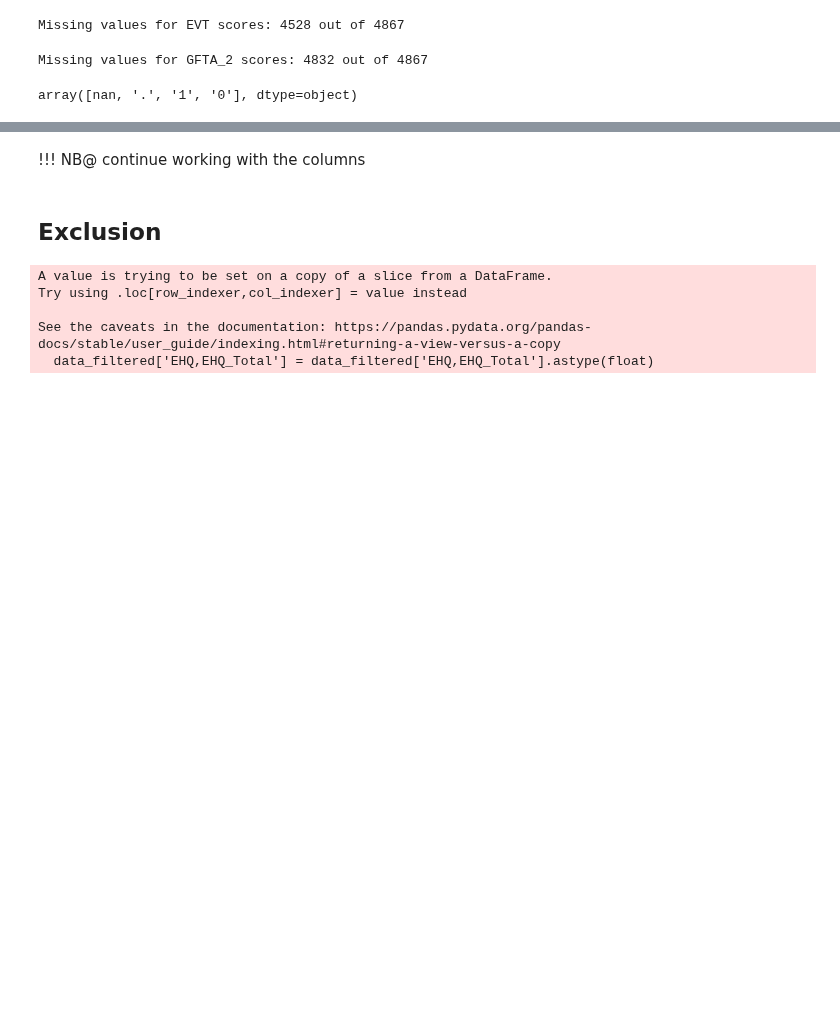
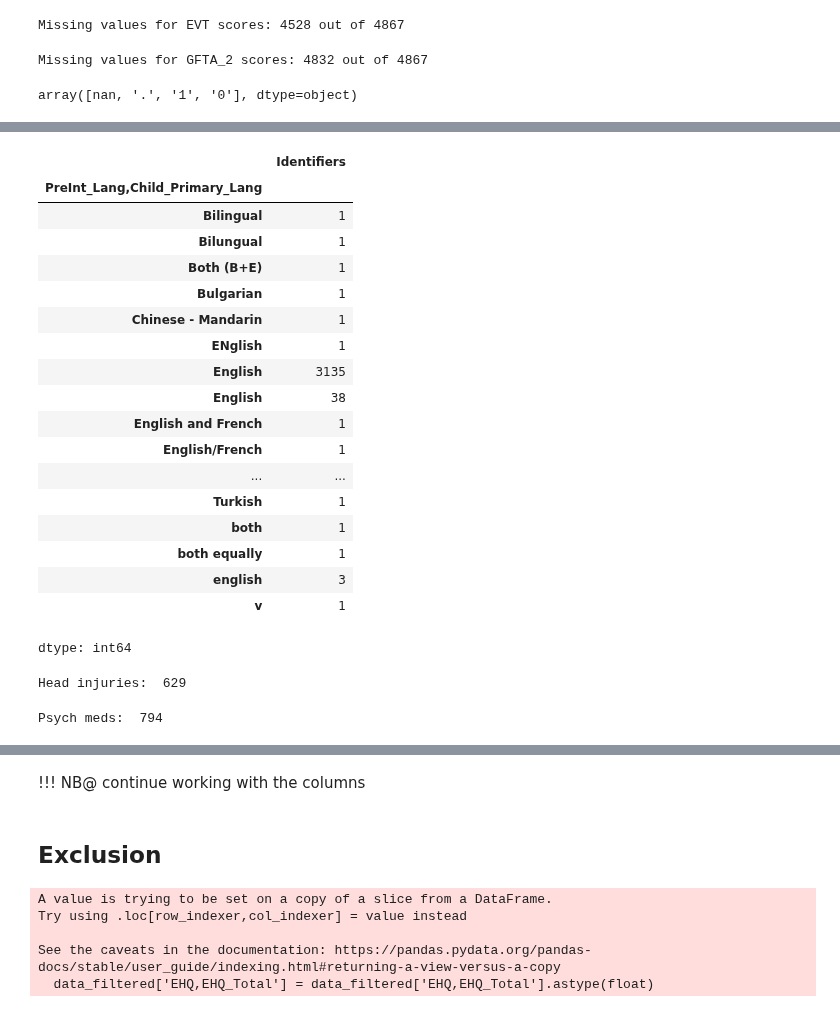
Before and after one commit to cristinarainich/Child-Mind-Institute-Project, a Jupyter notebook: Pheno_data_finalquery.ipynb, the cells around one changed output, grey strips where cells are left out. Drawn from its saved outputs; the diff is of its cells as text; code cells hidden in the pictures; blank space fills up the shorter version.

```diff
--- a/Pheno_data_finalquery.ipynb
+++ b/Pheno_data_finalquery.ipynb
@@ -586,3 +586,21 @@ Missing values for GFTA_2 scores: 4832 out of 4867
 data['GFTA,GFTA_SIS_Complete'].unique()
 # %% [output]
 array([nan, '.', '1', '0'], dtype=object)
+# %%
+# MRI Track
+# Complete: 1 = All done, 2 = some scans complete, 3 = no scanc complete
+# Clinical Impression: 1 = Within Normal Limits, 2 = Findings Not Clinically Significant, 3 = Abnormal
+# RS: resting state complete 0 = No 1 = Yes 2 = Partial
+# Movie, T1-W, T2 Flair, DWI_PAAX, DWI_APAX
+names = ['Clinical_Impression', 'Complete', 'DKI64', 'DWI_APAX', 'DWI_PAAX', 'RS']
+for name in names:
+  col_name = 'MRI_Track,' + name
+  data[col_name] = data[col_name].fillna('.')
+  if name == 'Complete':
+    print('Completed ', data[data[col_name] == '1'].shape[0], ' participants out of ', data.shape[0])
+  elif name == 'Clinical_Impression':
+    print('Within normal limits: ', data[data[col_name] == '1'].shape[0])
+    print('Findings Not Clinically Significant: ', data[data[col_name] == '2'].shape[0])
+    print('Abnormal: ', data[data[col_name] == '3'].shape[0])
+  else:
+    print(name, 'done ', data[data[col_name] == '1'].shape[0], 'out of ', data.shape[0])
@@ -588,0 +616,36 @@ array([nan, '.', '1', '0'], dtype=object)
+# %%
+# PreInt Language
+data['PreInt_Lang,Child_Primary_Lang'] = data['PreInt_Lang,Child_Primary_Lang'].fillna('.')
+data[data['PreInt_Lang,Child_Primary_Lang'] != '.'].groupby(['PreInt_Lang,Child_Primary_Lang'])['Identifiers'].count()
+# %% [output]
+|  | Identifiers |
+| PreInt_Lang,Child_Primary_Lang |  |
+| Bilingual | 1 |
+| Bilungual | 1 |
+| Both (B+E) | 1 |
+| Bulgarian | 1 |
+| Chinese - Mandarin | 1 |
+| ENglish | 1 |
+| English | 3135 |
+| English | 38 |
+| English and French | 1 |
+| English/French | 1 |
+| ... | ... |
+| Turkish | 1 |
+| both | 1 |
+| both equally | 1 |
+| english | 3 |
+| v | 1 |
+dtype: int64
+# %%
+# PreINT, past head injuries
+data['PreInt_TxHx,head_injuries'] = data['PreInt_TxHx,head_injuries'].fillna('.')
+print('Head injuries: ', data[data['PreInt_TxHx,head_injuries'] == '1'].shape[0])
+# %% [output]
+Head injuries:  629
+# %%
+# PreInt psych meds curr
+data['PreInt_TxHx,psych_meds_cur'] = data['PreInt_TxHx,psych_meds_cur'].fillna('.')
+print('Psych meds: ', data[data['PreInt_TxHx,psych_meds_cur'] == '1'].shape[0])
+# %% [output]
+Psych meds:  794
```
Also changed, not shown: parts of 9 cells of this notebook.
